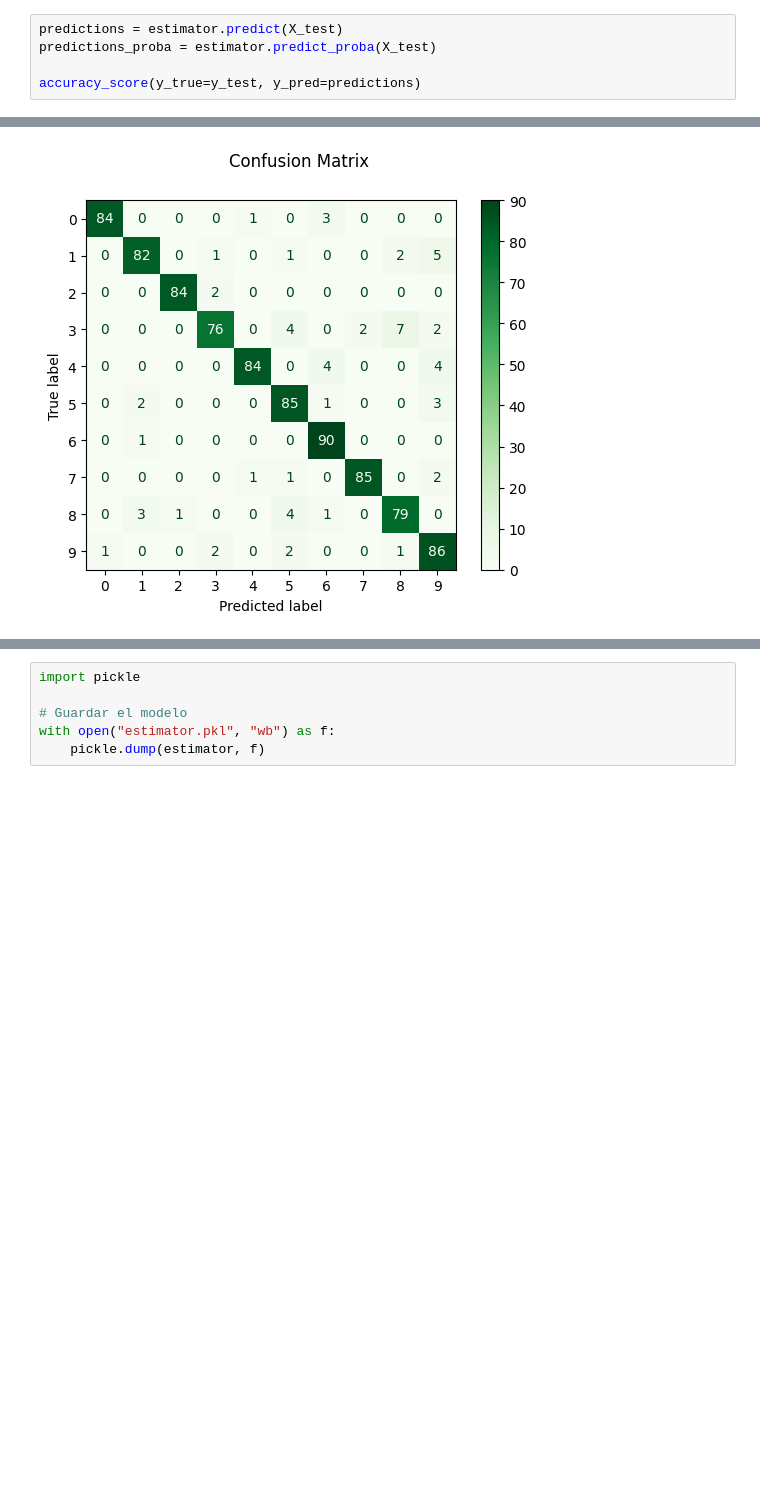
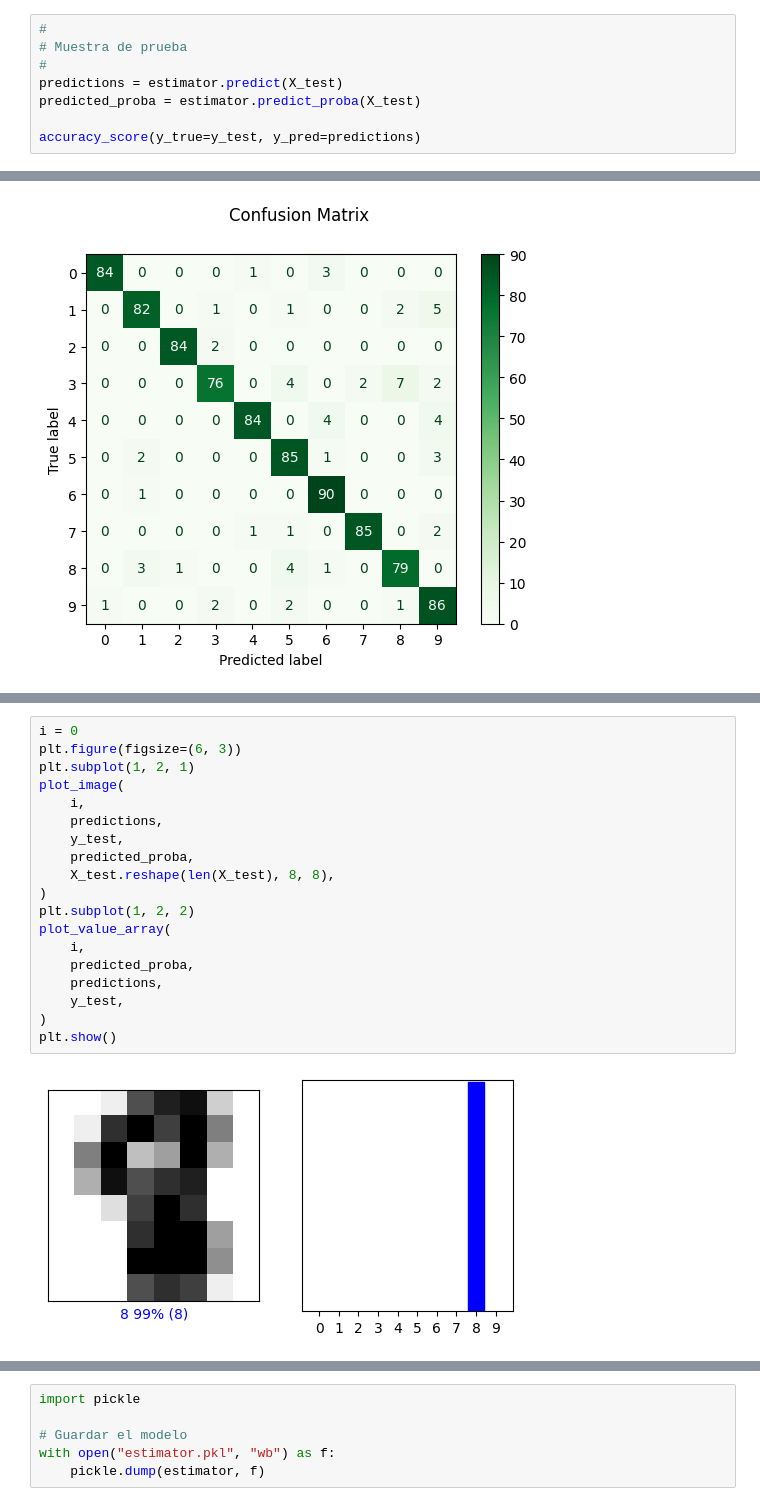
Before and after one commit to 2025-2-predictiva/PRE-04-clasificacion-basica-de-imagenes-Jcastanour, a Jupyter notebook: homework/notebook.ipynb, the cells around one changed output, grey strips where cells are left out. Saved outputs shown, nothing was run; the diff lists cells and outputs as text; blank space fills up the shorter version.

```diff
--- a/homework/notebook.ipynb
+++ b/homework/notebook.ipynb
@@ -126,8 +126,11 @@ accuracy_score(y_true=y_train, y_pred=estimator.predict(X_train))
 # %% [output]
 1.0
 # %%
+#
+# Muestra de prueba
+#
 predictions = estimator.predict(X_test)
-predictions_proba = estimator.predict_proba(X_test)
+predicted_proba = estimator.predict_proba(X_test)
 
 accuracy_score(y_true=y_test, y_pred=predictions)
 # %% [output]
@@ -157,0 +196,21 @@ Confusion matrix:
+# %%
+i = 0
+plt.figure(figsize=(6, 3))
+plt.subplot(1, 2, 1)
+plot_image(
+    i,
+    predictions,
+    y_test,
+    predicted_proba,
+    X_test.reshape(len(X_test), 8, 8),
+)
+plt.subplot(1, 2, 2)
+plot_value_array(
+    i,
+    predicted_proba,
+    predictions,
+    y_test,
+)
+plt.show()
+# %% [output]
+[figure, added]
```
Also changed, not shown: parts of 7 cells of this notebook, 2 other files.
